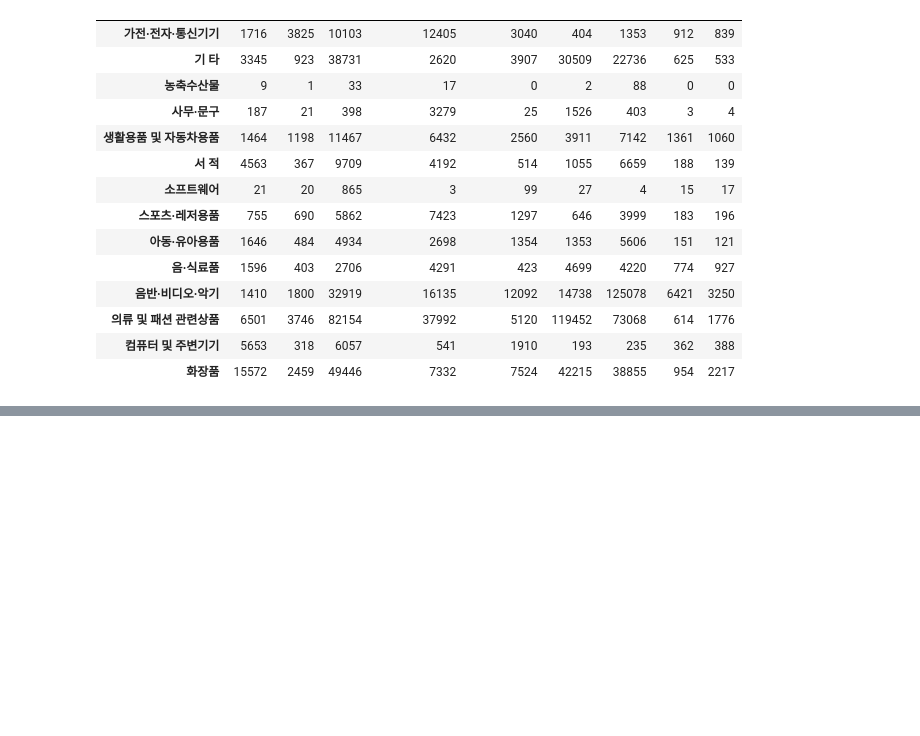
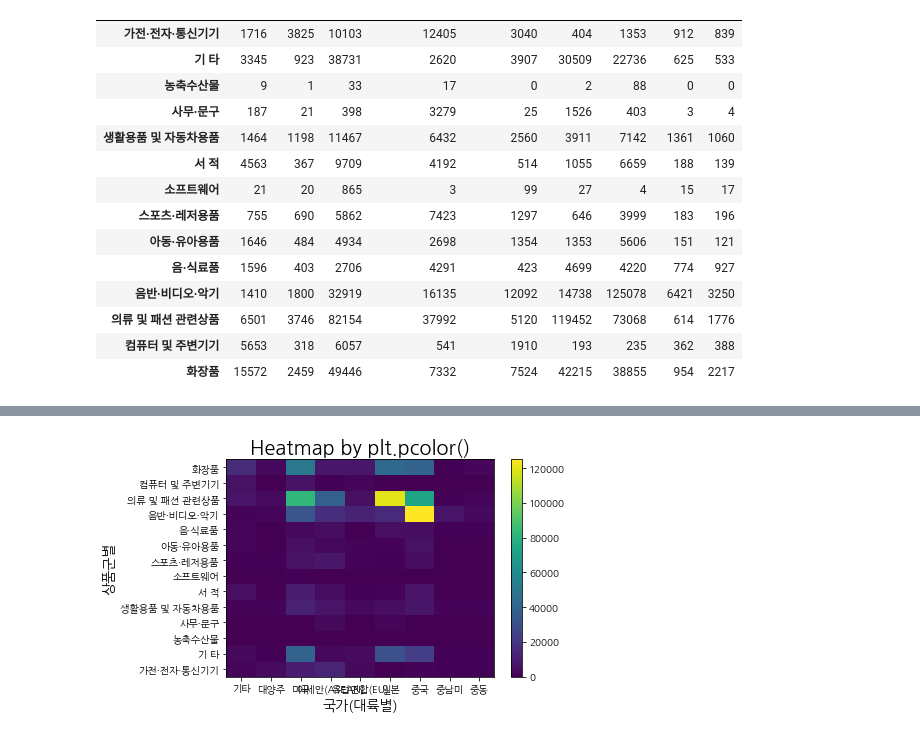
Before and after one commit to JaewooJason/Boostcourse, a Jupyter notebook: Week 4 Mission.ipynb, the cells around one changed output, grey strips where cells are left out. Cells and saved outputs as stored; diff of their text form; code cells hidden in the pictures; blank space fills up the shorter version.

```diff
--- a/Week 4 Mission.ipynb
+++ b/Week 4 Mission.ipynb
@@ -150,0 +168,14 @@ df4.unstack()
+# %%
+df2=df[(df["연도"]==2020)]
+df2=df2.groupby(["상품군별", "국가(대륙)별"]).백만.sum()
+df6=df2.unstack()
+plt.pcolor(df6)
+plt.xticks(np.arange(0.5, len(df6.columns), 1), df6.columns)
+plt.yticks(np.arange(0.5, len(df6.index), 1), df6.index)
+plt.title('Heatmap by plt.pcolor()', fontsize=20)
+plt.xlabel("국가(대륙별)", fontsize=14)
+plt.ylabel("상품군별", fontsize=14)
+plt.colorbar()
+plt.show()
+# %% [output]
+[figure, added]
```
Also changed, not shown: parts of 3 cells of this notebook.
